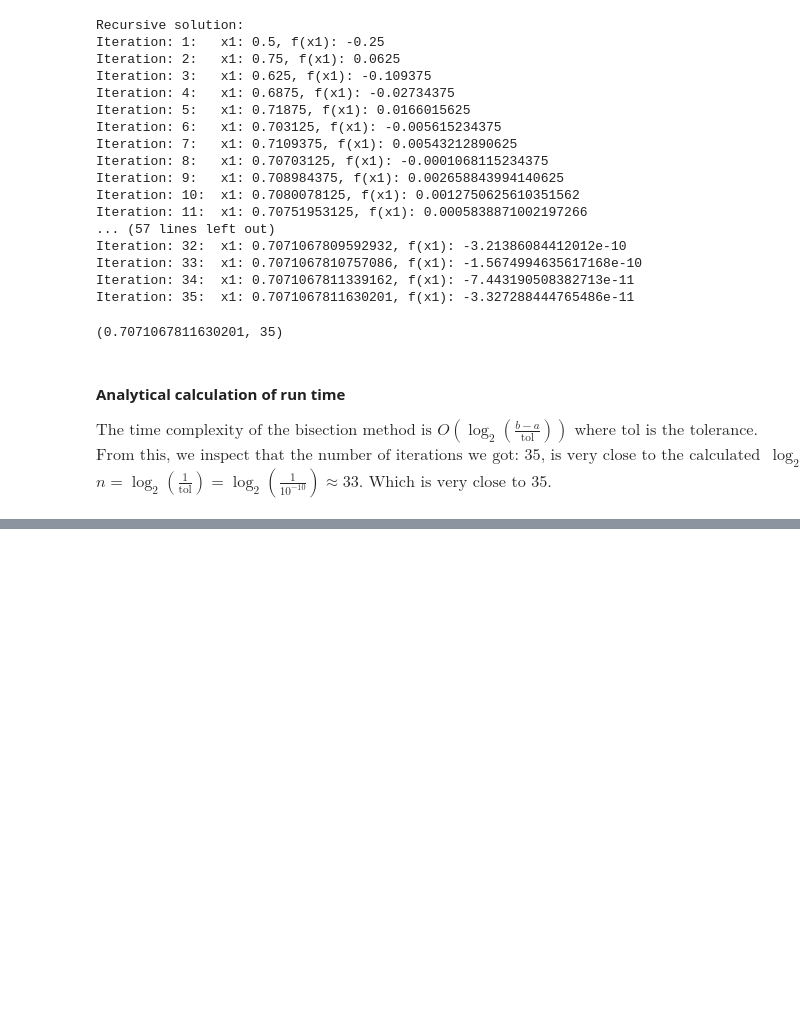
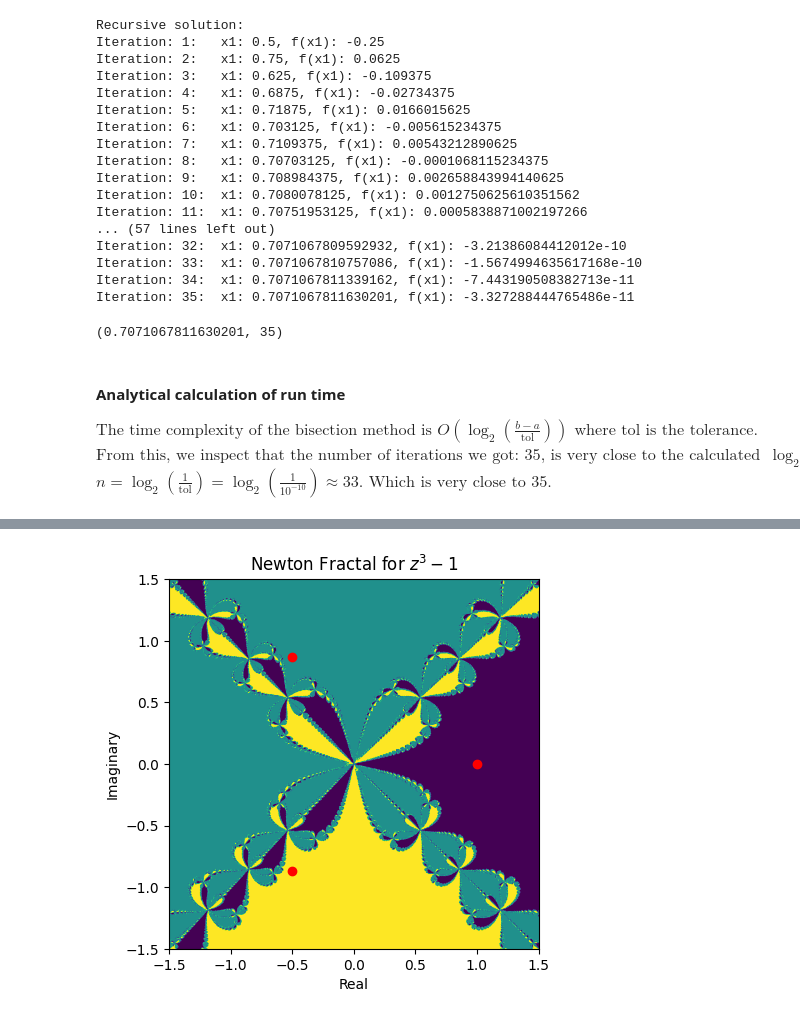
Before and after one commit to GalD101/Numerical-Analysis, a Jupyter notebook: Assignment 4/assignment4.ipynb, the cells around one changed output, grey strips where cells are left out. Saved outputs shown, nothing was run; the diff lists cells and outputs as text; code cells hidden in the pictures; blank space fills up the shorter version.

```diff
--- a/Assignment 4/assignment4.ipynb
+++ b/Assignment 4/assignment4.ipynb
@@ -272,0 +380,25 @@ $ n = \log_2(\frac{1}{\text{tol}}) = \log_2(\frac{1}{{10^{-10}}}) \approx 33 \te
+# %%
+# the true roots of the function:
+roots = np.array([1.0, np.exp((2/3)*np.pi*1j), np.exp((-
+2/3)*np.pi*1j)])
+# number of steps for NR method:
+num_steps = 30
+# define the complex plane:
+lim = [-1.5,1.5]
+mesh = 1000
+x = np.linspace(lim[0],lim[1],mesh)
+plane = (x.reshape(1,mesh) + 1j *
+x.reshape(mesh,1)).reshape(mesh,mesh,1)
+# run the algorithm:
+NR_results = newton_raphson_iterative(f,f_prime,plane,1e-10, num_steps, verbose=False)[0]
+# find the closest root to each point, and label it for color:
+r = np.argmin(np.abs(roots - NR_results), axis=2)
+# show the fractal:
+plt.imshow(r, extent=(lim[0],lim[1], lim[0],lim[1]), origin='lower')
+plt.xlabel('Real')
+plt.ylabel('Imaginary')
+plt.title(r'Newton Fractal for $z^3-1$')
+plt.plot(np.real(roots), np.imag(roots), 'o', color='red')
+plt.show()
+# %% [output]
+[figure, added]
```
Also changed, not shown: parts of 8 cells of this notebook.
